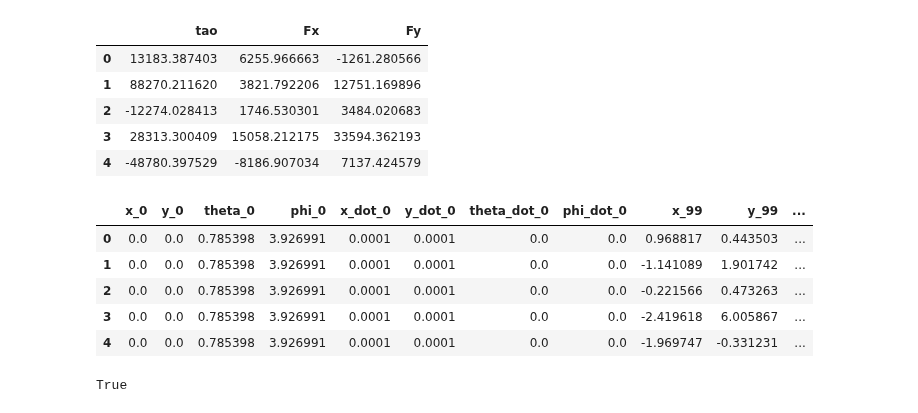
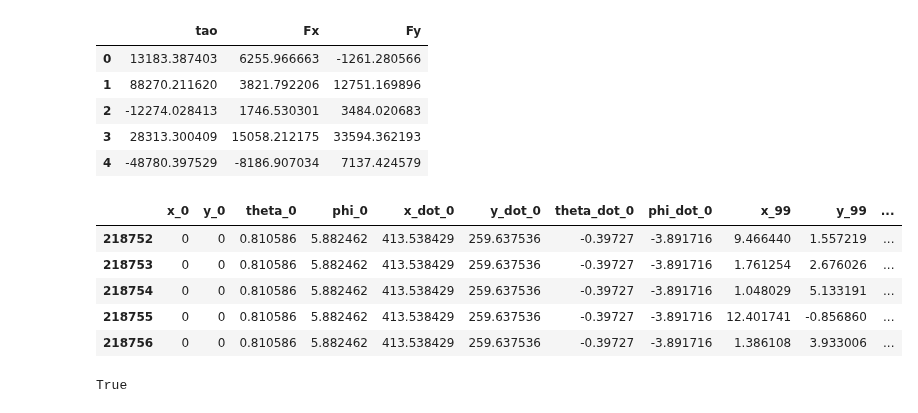
Before and after one commit to oliviatessa/MothMachineLearning, a Jupyter notebook: Train NN with large dataset.ipynb, the cells around one changed output. Drawn from its saved outputs; the diff is of its cells as text; code cells hidden in the pictures.

```diff
--- a/Train NN with large dataset.ipynb
+++ b/Train NN with large dataset.ipynb
@@ -202,8 +202,14 @@ fa2.shape[0] - fa2.dropna().shape[0]
 
 Now fit models
 # %%
-X = combDF.iloc[:, np.concatenate((np.arange(0,8), np.arange(792,800)))]
+X = combDF.iloc[:, np.concatenate((np.arange(0,8), np.arange(792,800)))].copy()
 Y = combDF.iloc[:, [803, 805, 806]]
+
+# # subtract x_0 and y_0 from everything
+X.x_99 = X.x_99 - X.x_0
+X.y_99 = X.y_99 - X.y_0
+
+X.x_0 = X.y_0 = 0
 # %%
 Y.head()
 # %% [output]
@@ -214,14 +220,14 @@ Y.head()
 | 3 | 28313.300409 | 15058.212175 | 33594.362193 |
 | 4 | -48780.397529 | -8186.907034 | 7137.424579 |
 # %%
-X.head()
+X.tail()
 # %% [output]
 |  | x_0 | y_0 | theta_0 | phi_0 | x_dot_0 | y_dot_0 | theta_dot_0 | phi_dot_0 | x_99 | y_99 | ... |
-| 0 | 0.0 | 0.0 | 0.785398 | 3.926991 | 0.0001 | 0.0001 | 0.0 | 0.0 | 0.968817 | 0.443503 | ... |
-| 1 | 0.0 | 0.0 | 0.785398 | 3.926991 | 0.0001 | 0.0001 | 0.0 | 0.0 | -1.141089 | 1.901742 | ... |
-| 2 | 0.0 | 0.0 | 0.785398 | 3.926991 | 0.0001 | 0.0001 | 0.0 | 0.0 | -0.221566 | 0.473263 | ... |
-| 3 | 0.0 | 0.0 | 0.785398 | 3.926991 | 0.0001 | 0.0001 | 0.0 | 0.0 | -2.419618 | 6.005867 | ... |
-| 4 | 0.0 | 0.0 | 0.785398 | 3.926991 | 0.0001 | 0.0001 | 0.0 | 0.0 | -1.969747 | -0.331231 | ... |
+| 218752 | 0 | 0 | 0.810586 | 5.882462 | 413.538429 | 259.637536 | -0.39727 | -3.891716 | 9.466440 | 1.557219 | ... |
+| 218753 | 0 | 0 | 0.810586 | 5.882462 | 413.538429 | 259.637536 | -0.39727 | -3.891716 | 1.761254 | 2.676026 | ... |
+| 218754 | 0 | 0 | 0.810586 | 5.882462 | 413.538429 | 259.637536 | -0.39727 | -3.891716 | 1.048029 | 5.133191 | ... |
+| 218755 | 0 | 0 | 0.810586 | 5.882462 | 413.538429 | 259.637536 | -0.39727 | -3.891716 | 12.401741 | -0.856860 | ... |
+| 218756 | 0 | 0 | 0.810586 | 5.882462 | 413.538429 | 259.637536 | -0.39727 | -3.891716 | 1.386108 | 3.933006 | ... |
 # %%
 from sklearn.model_selection import train_test_split
 Xtrain, Xtest, Ytrain, Ytest = train_test_split(X, Y, test_size=0.3, random_state = 123)
```
Also changed, not shown: parts of 55 cells of this notebook, 3 other files.
